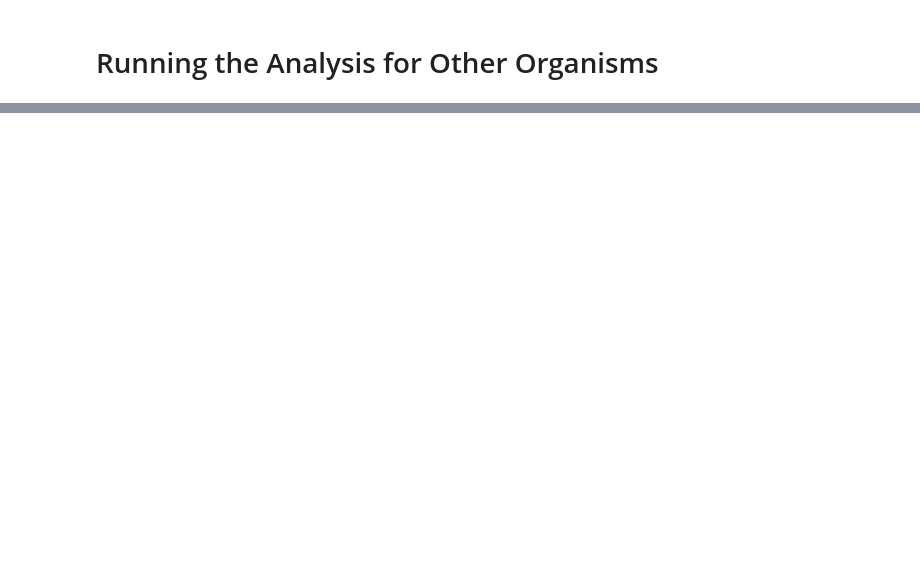
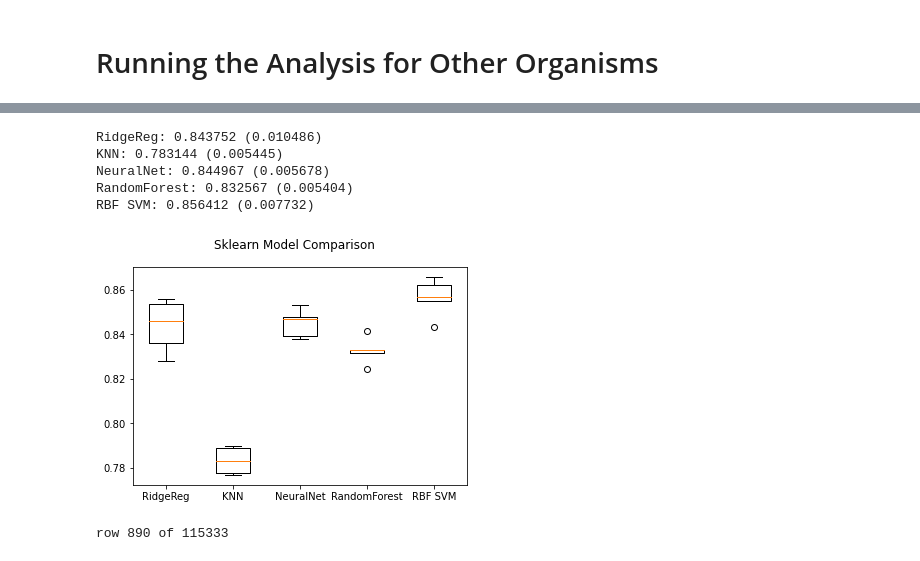
Before and after one commit to Lean-Mean-Protein-Machine-Learning/LMPM, a Jupyter notebook: notebooks/Sklearn_supervised_models.ipynb, the cells around one changed output, grey strips where cells are left out. Cells and saved outputs as stored; diff of their text form; code cells hidden in the pictures; blank space fills up the shorter version.

```diff
--- a/notebooks/Sklearn_supervised_models.ipynb
+++ b/notebooks/Sklearn_supervised_models.ipynb
@@ -462,0 +484,15 @@ RBF SVM: 0.919338 (0.009165)
+# %%
+classifier_comparison(yeast_X2, yeast_y2, 42)
+# %% [output]
+RidgeReg: 0.843752 (0.010486)
+KNN: 0.783144 (0.005445)
+NeuralNet: 0.844967 (0.005678)
+RandomForest: 0.832567 (0.005404)
+RBF SVM: 0.856412 (0.007732)
+[figure, added]
+# %%
+# Add additional features
+yeast_add_withSP = use_additional_features(yeast_unirep_withSP)
+yeast_add_noSP = use_additional_features(yeast_unirep_noSP)
+# %% [output]
+row 890 of 115333
```
Also changed, not shown: parts of 15 cells of this notebook.
